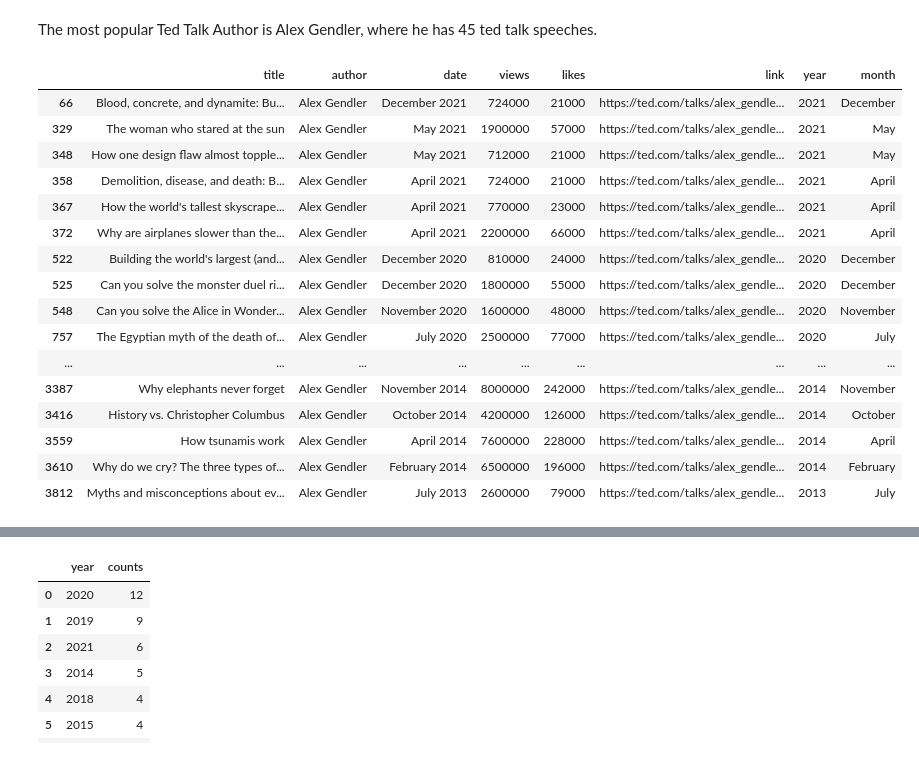
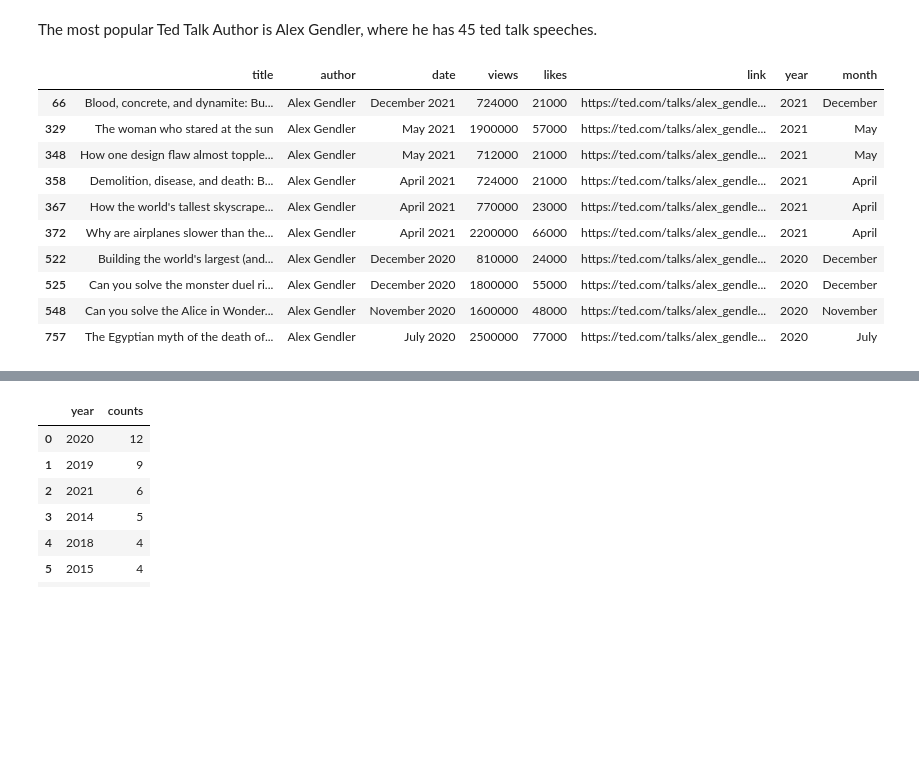
Before and after one commit to Rawanalmobarak/Ted-Talk, a Jupyter notebook: Ted_Talks.ipynb, the cells around one changed output, grey strips where cells are left out. Drawn from its saved outputs; the diff is of its cells as text; code cells hidden in the pictures; blank space fills up the shorter version.

```diff
--- a/Ted_Talks.ipynb
+++ b/Ted_Talks.ipynb
@@ -222,24 +224,18 @@ fig.show()
 The most popular Ted Talk Author is Alex Gendler, where he has 45 ted talk speeches.
 # %%
 alex_df = df[df['author'] == 'Alex Gendler']
-alex_df
+alex_df.head(10)
 # %% [output]
 |  | title | author | date | views | likes | link | year | month |
 | 66 | Blood, concrete, and dynamite: Bu... | Alex Gendler | December 2021 | 724000 | 21000 | https://ted.com/talks/alex_gendle... | 2021 | December |
 | 329 | The woman who stared at the sun | Alex Gendler | May 2021 | 1900000 | 57000 | https://ted.com/talks/alex_gendle... | 2021 | May |
 | 348 | How one design flaw almost topple... | Alex Gendler | May 2021 | 712000 | 21000 | https://ted.com/talks/alex_gendle... | 2021 | May |
 | 358 | Demolition, disease, and death: B... | Alex Gendler | April 2021 | 724000 | 21000 | https://ted.com/talks/alex_gendle... | 2021 | April |
 | 367 | How the world's tallest skyscrape... | Alex Gendler | April 2021 | 770000 | 23000 | https://ted.com/talks/alex_gendle... | 2021 | April |
 | 372 | Why are airplanes slower than the... | Alex Gendler | April 2021 | 2200000 | 66000 | https://ted.com/talks/alex_gendle... | 2021 | April |
 | 522 | Building the world's largest (and... | Alex Gendler | December 2020 | 810000 | 24000 | https://ted.com/talks/alex_gendle... | 2020 | December |
 | 525 | Can you solve the monster duel ri... | Alex Gendler | December 2020 | 1800000 | 55000 | https://ted.com/talks/alex_gendle... | 2020 | December |
 | 548 | Can you solve the Alice in Wonder... | Alex Gendler | November 2020 | 1600000 | 48000 | https://ted.com/talks/alex_gendle... | 2020 | November |
 | 757 | The Egyptian myth of the death of... | Alex Gendler | July 2020 | 2500000 | 77000 | https://ted.com/talks/alex_gendle... | 2020 | July |
-| ... | ... | ... | ... | ... | ... | ... | ... | ... |
-| 3387 | Why elephants never forget | Alex Gendler | November 2014 | 8000000 | 242000 | https://ted.com/talks/alex_gendle... | 2014 | November |
-| 3416 | History vs. Christopher Columbus | Alex Gendler | October 2014 | 4200000 | 126000 | https://ted.com/talks/alex_gendle... | 2014 | October |
-| 3559 | How tsunamis work | Alex Gendler | April 2014 | 7600000 | 228000 | https://ted.com/talks/alex_gendle... | 2014 | April |
-| 3610 | Why do we cry? The three types of... | Alex Gendler | February 2014 | 6500000 | 196000 | https://ted.com/talks/alex_gendle... | 2014 | February |
-| 3812 | Myths and misconceptions about ev... | Alex Gendler | July 2013 | 2600000 | 79000 | https://ted.com/talks/alex_gendle... | 2013 | July |
 # %%
 alex_df_sorted = alex_df.sort_values(by = 'year', ascending = True)
```
Also changed, not shown: parts of 7 cells of this notebook.
